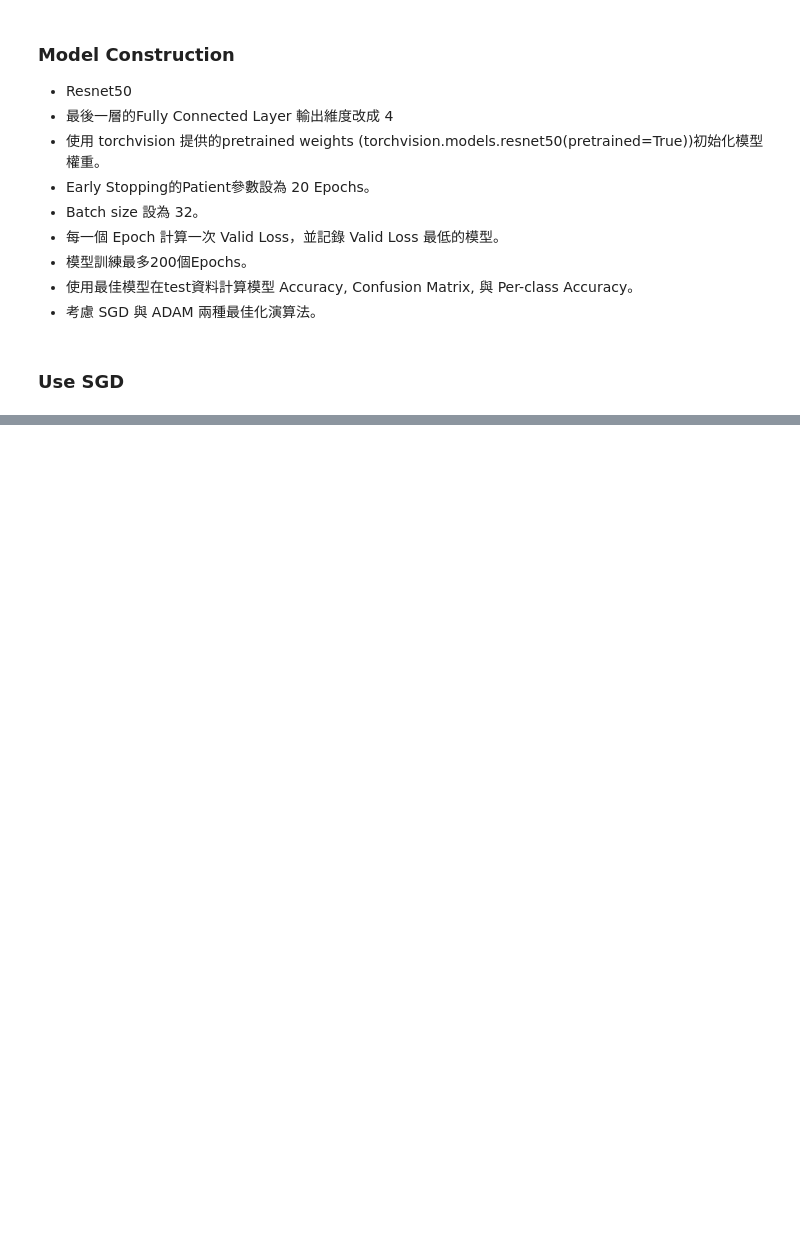
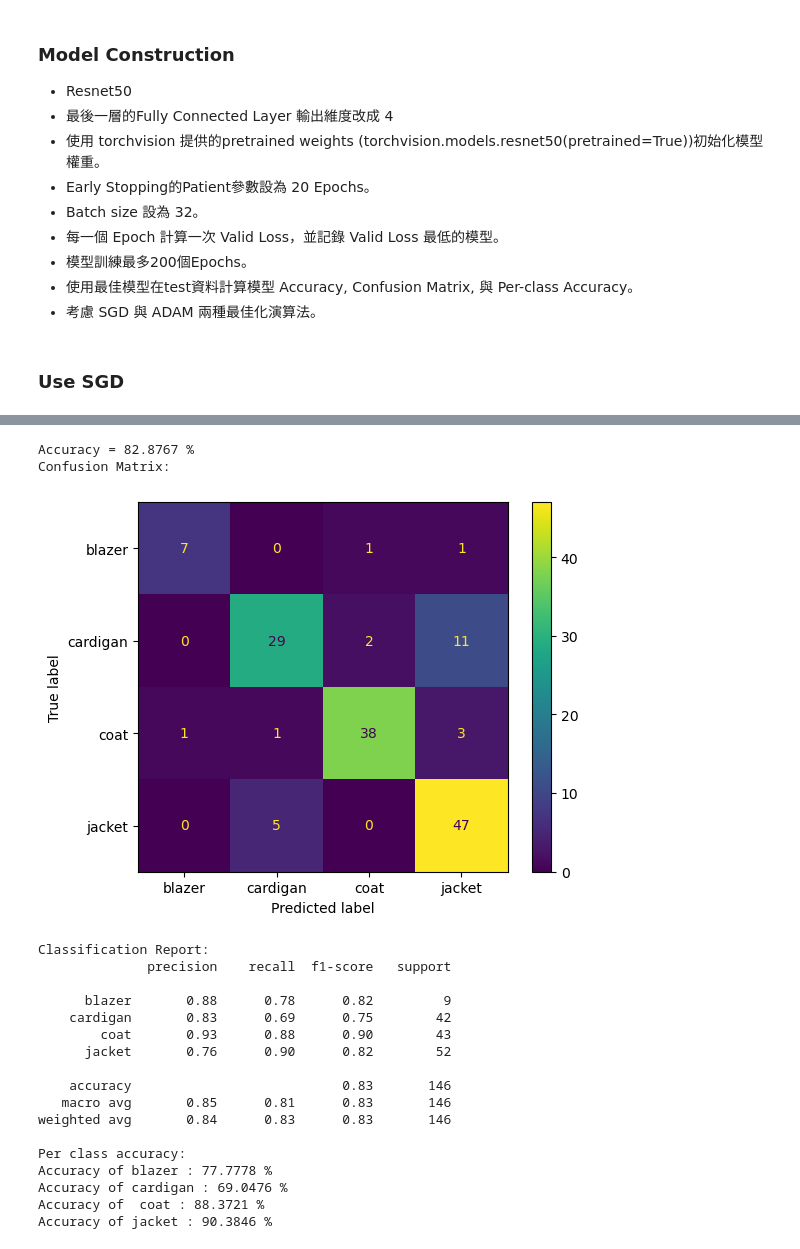
Before and after one commit to gary1030/IM5056-Statistical-and-Deep-Learning, a Jupyter notebook: HW5/b08705012_hw5.ipynb, the cells around one changed output, grey strips where cells are left out. Drawn from its saved outputs; the diff is of its cells as text; code cells hidden in the pictures; blank space fills up the shorter version.

```diff
--- a/HW5/b08705012_hw5.ipynb
+++ b/HW5/b08705012_hw5.ipynb
@@ -218,6 +250,8 @@ def train(model, dataloader_train, dataloader_valid, criterion, optimizer, num_e
 # %%
 from sklearn.metrics import classification_report
-def test(model, dataloader, criterion):
+import matplotlib.pyplot as plt
+from sklearn import metrics
+def test(model, dataloader):
     model.eval()
     y_true = []
     y_pred = []
@@ -233,14 +267,24 @@ def test(model, dataloader, criterion):
             total_cnt += imgs.size(0)
             y_true.extend(labels.data.cpu().numpy())
             y_pred.extend(preds.cpu().numpy())
-        avg_acc = total_correct.double() / total_cnt
-        print("Accuracy = %.4f" % avg_acc)
-        print(classification_report(y_true, y_pred, target_names=dataset_test.labels))
-        # calculate per class accuracy
-        print("Per class accuracy:")
-        for i in range(4):
-            total_cnt = np.sum(np.array(y_true) == i)
-            correct_cnt = np.sum((np.array(y_true) == i) & (np.array(y_pred) == i))
-            print("Accuracy of %5s : %2d %%" % (dataset_test.labels[i], 100 * correct_cnt / total_cnt))
+    avg_acc = total_correct.double() / total_cnt
+    print("Accuracy = %.4f %%" % (avg_acc * 100))
+    print("Confusion Matrix:")
+    confusion_matrix = metrics.confusion_matrix(y_true, y_pred)
+    labels = ['blazer', 'cardigan', 'coat', 'jacket']
+    cm_display = metrics.ConfusionMatrixDisplay(confusion_matrix = confusion_matrix, display_labels = labels)
+
+    cm_display.plot()
+    plt.show()
+
+    print("Classification Report:")
+    print(classification_report(y_true, y_pred, target_names=dataset_test.labels))
+
+    # calculate per class accuracy
+    print("Per class accuracy:")
+    for i in range(4):
+        total_cnt = np.sum(np.array(y_true) == i)
+        correct_cnt = np.sum((np.array(y_true) == i) & (np.array(y_pred) == i))
+        print("Accuracy of %5s : %.4f %%" % (dataset_test.labels[i], 100 * correct_cnt / total_cnt))
 # %% [markdown]
 ### Use SGD
@@ -278,0 +388,31 @@ for lr in learning_rates:
+# %%
+# load the best model
+model = models.resnet50(pretrained=True)
+model.fc = torch.nn.Linear(2048, 4)
+
+model.load_state_dict(torch.load('./model/q2_sgd_0.0005.ckpt'))
+model.to(device)
+
+# use best model to test
+test(model, dataloader_test)
+# %% [output]
+Accuracy = 82.8767 %
+Confusion Matrix:
+[figure, added]
+Classification Report:
+              precision    recall  f1-score   support
+
+      blazer       0.88      0.78      0.82         9
+    cardigan       0.83      0.69      0.75        42
+        coat       0.93      0.88      0.90        43
+      jacket       0.76      0.90      0.82        52
+
+    accuracy                           0.83       146
+   macro avg       0.85      0.81      0.83       146
+weighted avg       0.84      0.83      0.83       146
+
+Per class accuracy:
+Accuracy of blazer : 77.7778 %
+Accuracy of cardigan : 69.0476 %
+Accuracy of  coat : 88.3721 %
+Accuracy of jacket : 90.3846 %
```
Also changed, not shown: parts of 31 cells of this notebook, 2 other files.
